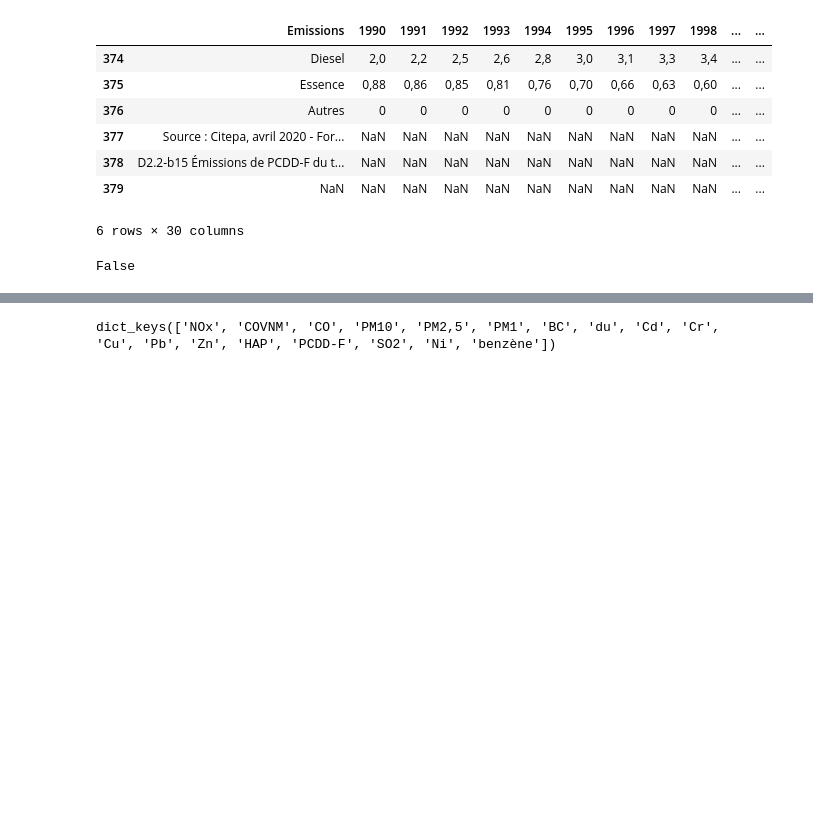
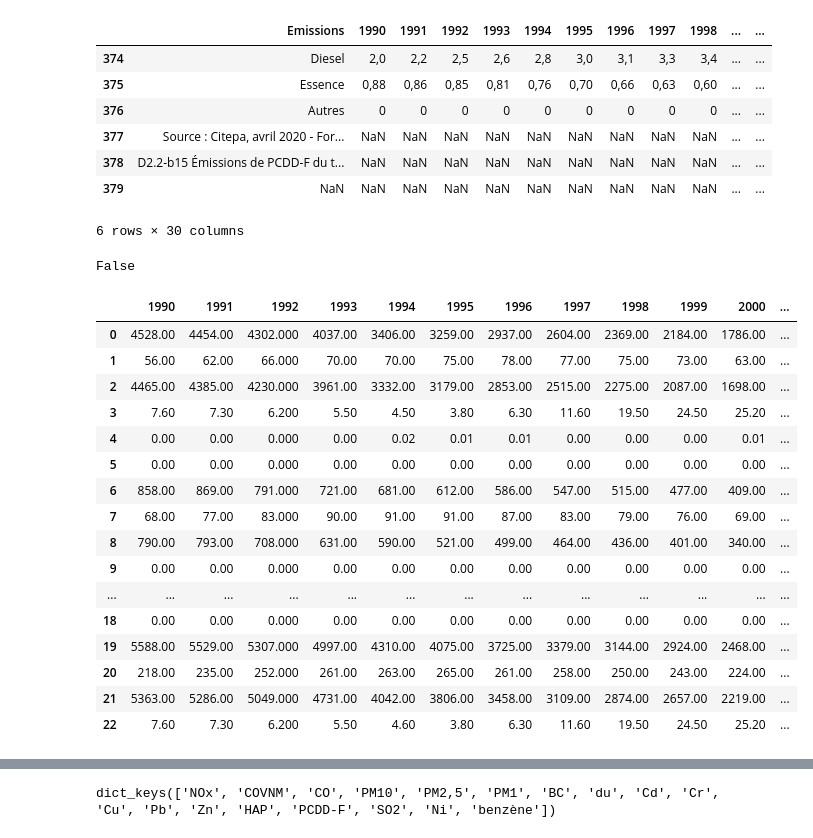
Before and after one commit to ABDATA3-Team5/GreenCars, a Jupyter notebook: emissions_polluantes/Transfo_dataset_emissions_pollu.ipynb, the cells around one changed output, grey strips where cells are left out. Cells and saved outputs as stored; diff of their text form; code cells hidden in the pictures; blank space fills up the shorter version.

Commit message:
Modification du script pour transfromer tous les chiffres en float

```diff
--- a/emissions_polluantes/Transfo_dataset_emissions_pollu.ipynb
+++ b/emissions_polluantes/Transfo_dataset_emissions_pollu.ipynb
@@ -100,9 +102,35 @@ def recup_tab_par_emissions(dataset):
             tab[emission]=dataset[deb:fin]
             tab[emission].reset_index(drop=True,inplace=True)
             tab[emission]=tab[emission].replace({',': '.'}, regex=True)
+            #Passage de tous les int en float
+            temp=pd.DataFrame(tab[emission])
+            temp_col_em = temp['Emissions']
+            temp_autres_col=temp.loc[:, temp.columns != 'Emissions'].astype(float)
+            temp= pd.concat([temp_col_em,temp_autres_col], axis=1)
+            tab[emission]=temp
             continue
     return(tab)
 # %%
 #Recuperation des tableaux par type d'emissions
 emissions_poll_ap_2010_em=recup_tab_par_emissions(emissions_poll_ap_2010)
 emissions_poll_av_2010_em=recup_tab_par_emissions(emissions_poll_av_2010)
+# %%
+emissions_poll_av_2010_em["CO"].loc[:, emissions_poll_av_2010_em["CO"].columns != 'Emissions'].astype(float)
+# %% [output]
+|  | 1990 | 1991 | 1992 | 1993 | 1994 | 1995 | 1996 | 1997 | 1998 | 1999 | 2000 | ... |
+| 0 | 4528.00 | 4454.00 | 4302.000 | 4037.00 | 3406.00 | 3259.00 | 2937.00 | 2604.00 | 2369.00 | 2184.00 | 1786.00 | ... |
+| 1 | 56.00 | 62.00 | 66.000 | 70.00 | 70.00 | 75.00 | 78.00 | 77.00 | 75.00 | 73.00 | 63.00 | ... |
+| 2 | 4465.00 | 4385.00 | 4230.000 | 3961.00 | 3332.00 | 3179.00 | 2853.00 | 2515.00 | 2275.00 | 2087.00 | 1698.00 | ... |
+| 3 | 7.60 | 7.30 | 6.200 | 5.50 | 4.50 | 3.80 | 6.30 | 11.60 | 19.50 | 24.50 | 25.20 | ... |
+| 4 | 0.00 | 0.00 | 0.000 | 0.00 | 0.02 | 0.01 | 0.01 | 0.00 | 0.00 | 0.00 | 0.01 | ... |
+| 5 | 0.00 | 0.00 | 0.000 | 0.00 | 0.00 | 0.00 | 0.00 | 0.00 | 0.00 | 0.00 | 0.00 | ... |
+| 6 | 858.00 | 869.00 | 791.000 | 721.00 | 681.00 | 612.00 | 586.00 | 547.00 | 515.00 | 477.00 | 409.00 | ... |
+| 7 | 68.00 | 77.00 | 83.000 | 90.00 | 91.00 | 91.00 | 87.00 | 83.00 | 79.00 | 76.00 | 69.00 | ... |
+| 8 | 790.00 | 793.00 | 708.000 | 631.00 | 590.00 | 521.00 | 499.00 | 464.00 | 436.00 | 401.00 | 340.00 | ... |
+| 9 | 0.00 | 0.00 | 0.000 | 0.00 | 0.00 | 0.00 | 0.00 | 0.00 | 0.00 | 0.00 | 0.00 | ... |
+| ... | ... | ... | ... | ... | ... | ... | ... | ... | ... | ... | ... | ... |
+| 18 | 0.00 | 0.00 | 0.000 | 0.00 | 0.00 | 0.00 | 0.00 | 0.00 | 0.00 | 0.00 | 0.00 | ... |
+| 19 | 5588.00 | 5529.00 | 5307.000 | 4997.00 | 4310.00 | 4075.00 | 3725.00 | 3379.00 | 3144.00 | 2924.00 | 2468.00 | ... |
+| 20 | 218.00 | 235.00 | 252.000 | 261.00 | 263.00 | 265.00 | 261.00 | 258.00 | 250.00 | 243.00 | 224.00 | ... |
+| 21 | 5363.00 | 5286.00 | 5049.000 | 4731.00 | 4042.00 | 3806.00 | 3458.00 | 3109.00 | 2874.00 | 2657.00 | 2219.00 | ... |
+| 22 | 7.60 | 7.30 | 6.200 | 5.50 | 4.60 | 3.80 | 6.30 | 11.60 | 19.50 | 24.50 | 25.20 | ... |
```
Also changed, not shown: parts of 5 cells of this notebook, 11 other files.
